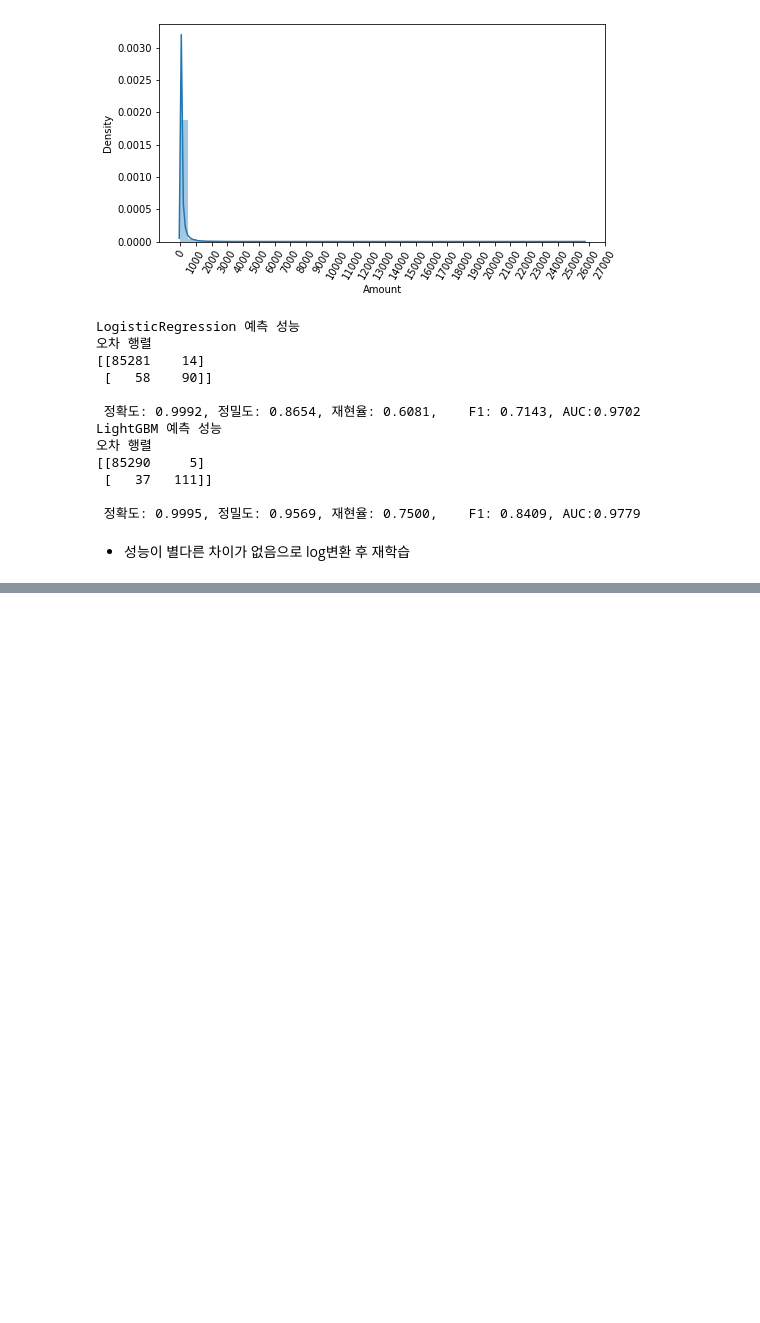
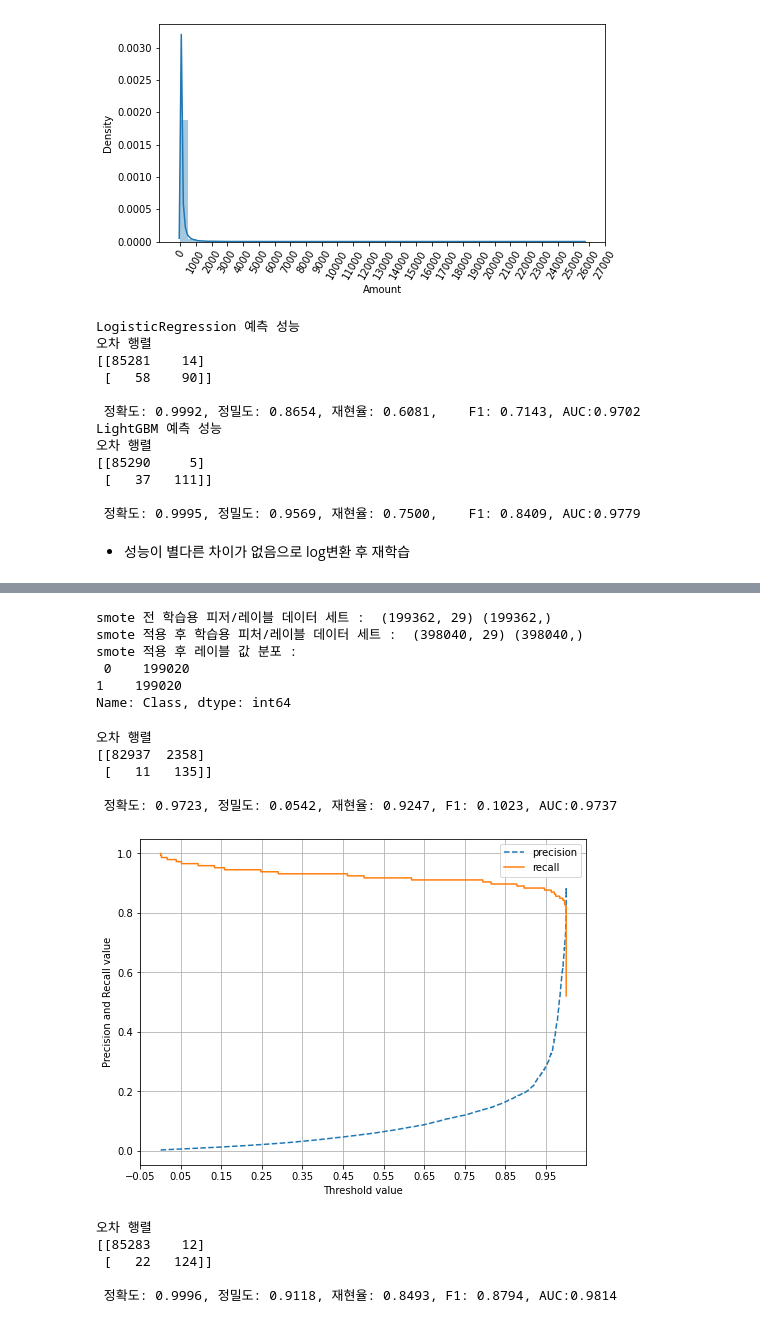
Before and after one commit to Ztrillion/ML, a Jupyter notebook: Kaggle_ex/classification(SMOTE).ipynb, the cells around one changed output, grey strips where cells are left out. Drawn from its saved outputs; the diff is of its cells as text; code cells hidden in the pictures; blank space fills up the shorter version.

```diff
--- a/Kaggle_ex/classification(SMOTE).ipynb
+++ b/Kaggle_ex/classification(SMOTE).ipynb
@@ -77,8 +77,7 @@ def get_clf_eval(y_test, pred=None, pred_proba=None):
 
     print('오차 행렬')
     print(confusion)
-    print('\n 정확도: {0:.4f}, 정밀도: {1:.4f}, 재현율: {2:.4f},\
-    F1: {3:.4f}, AUC:{4:.4f}'.format(accuracy, precision, recall, f1, roc_auc))
+    print('\n 정확도: {0:.4f}, 정밀도: {1:.4f}, 재현율: {2:.4f}, F1: {3:.4f}, AUC:{4:.4f}'.format(accuracy, precision, recall, f1, roc_auc))
 # %%
 from sklearn.linear_model import LogisticRegression
 
@@ -166,0 +254,58 @@ def get_preprocessed_df(df=None):
+# %%
+from imblearn.over_sampling import SMOTE
+smote = SMOTE(random_state=0)
+X_train_over,y_train_over = smote.fit_sample(X_train,y_train)
+print('smote 전 학습용 피저/레이블 데이터 세트 : ', X_train.shape, y_train.shape)
+print('smote 적용 후 학습용 피처/레이블 데이터 세트 : ', X_train_over.shape, y_train_over.shape)
+print('smote 적용 후 레이블 값 분포 : \n', pd.Series(y_train_over).value_counts())
+# %% [output]
+smote 전 학습용 피저/레이블 데이터 세트 :  (199362, 29) (199362,)
+smote 적용 후 학습용 피처/레이블 데이터 세트 :  (398040, 29) (398040,)
+smote 적용 후 레이블 값 분포 :
+ 0    199020
+1    199020
+Name: Class, dtype: int64
+# %%
+lr_clf = LogisticRegression()
+get_model_train_eval(lr_clf, ftr_train=X_train_over, ftr_test=X_test, tgt_train=y_train_over, tgt_test=y_test)
+# %% [output]
+오차 행렬
+[[82937  2358]
+ [   11   135]]
+
+ 정확도: 0.9723, 정밀도: 0.0542, 재현율: 0.9247, F1: 0.1023, AUC:0.9737
+# %%
+import matplotlib.pyplot as plt
+import matplotlib.ticker as ticker
+
+from sklearn.metrics import precision_recall_curve
+%matplotlib inline
+
+def precision_recall_curve_plot(y_test , pred_proba_c1):
+    precisions, recalls, thresholds = precision_recall_curve( y_test, pred_proba_c1)
+
+    plt.figure(figsize=(8,6))
+    threshold_boundary = thresholds.shape[0]
+    plt.plot(thresholds, precisions[0:threshold_boundary], linestyle='--', label='precision')
+    plt.plot(thresholds, recalls[0:threshold_boundary],label='recall')
+
+    start, end = plt.xlim()
+    plt.xticks(np.round(np.arange(start, end, 0.1),2))
+
+    plt.xlabel('Threshold value'); plt.ylabel('Precision and Recall value')
+    plt.legend(); plt.grid()
+    plt.show()
+# %%
+precision_recall_curve_plot(y_test, lr_clf.predict_proba(X_test)[:,1])
+# %% [output]
+[figure, added]
+# %%
+lgbm_clf = LGBMClassifier(n_estimators=1000, num_leaves=64, n_jobs=-1, boost_from_average=False)
+get_model_train_eval(lgbm_clf, ftr_train=X_train_over, ftr_test=X_test,
+                  tgt_train=y_train_over, tgt_test=y_test)
+# %% [output]
+오차 행렬
+[[85283    12]
+ [   22   124]]
+
+ 정확도: 0.9996, 정밀도: 0.9118, 재현율: 0.8493, F1: 0.8794, AUC:0.9814
```
Also changed, not shown: parts of 7 cells of this notebook.
